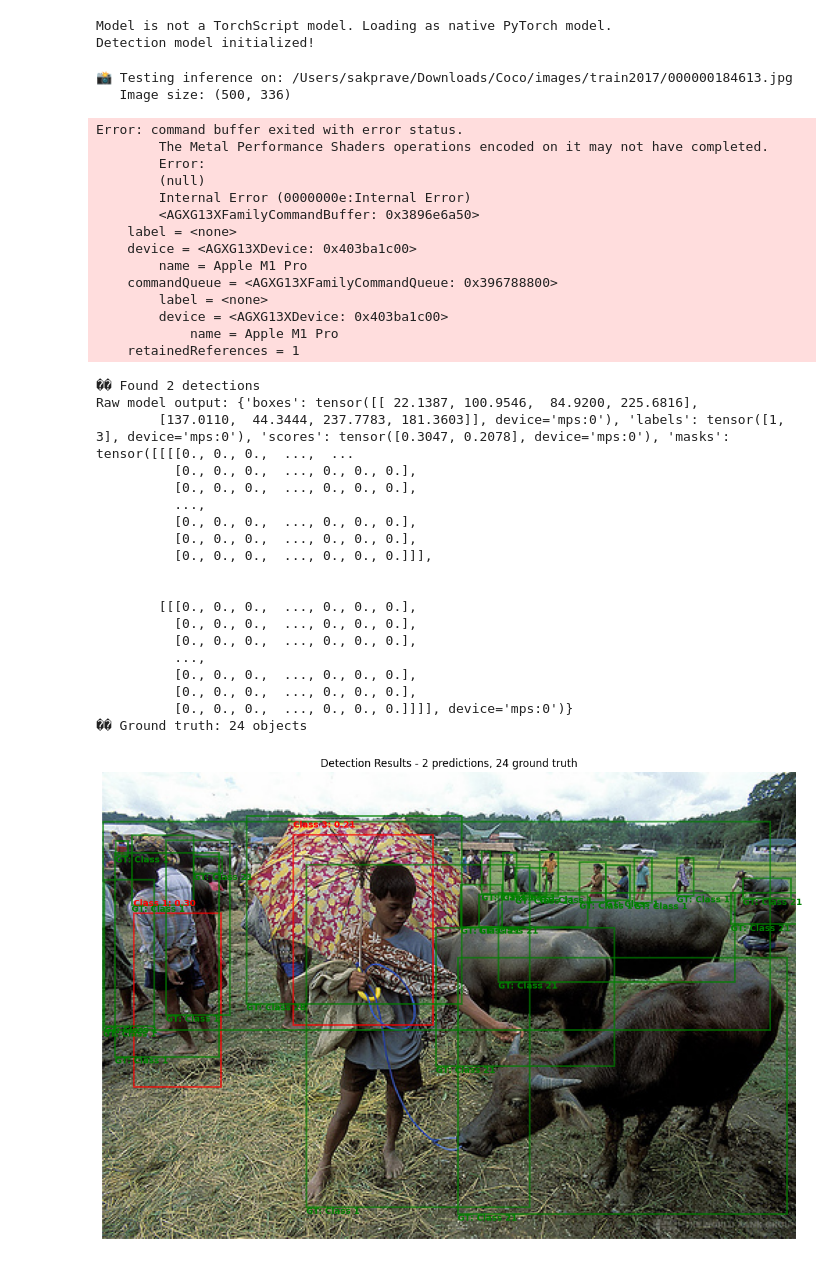
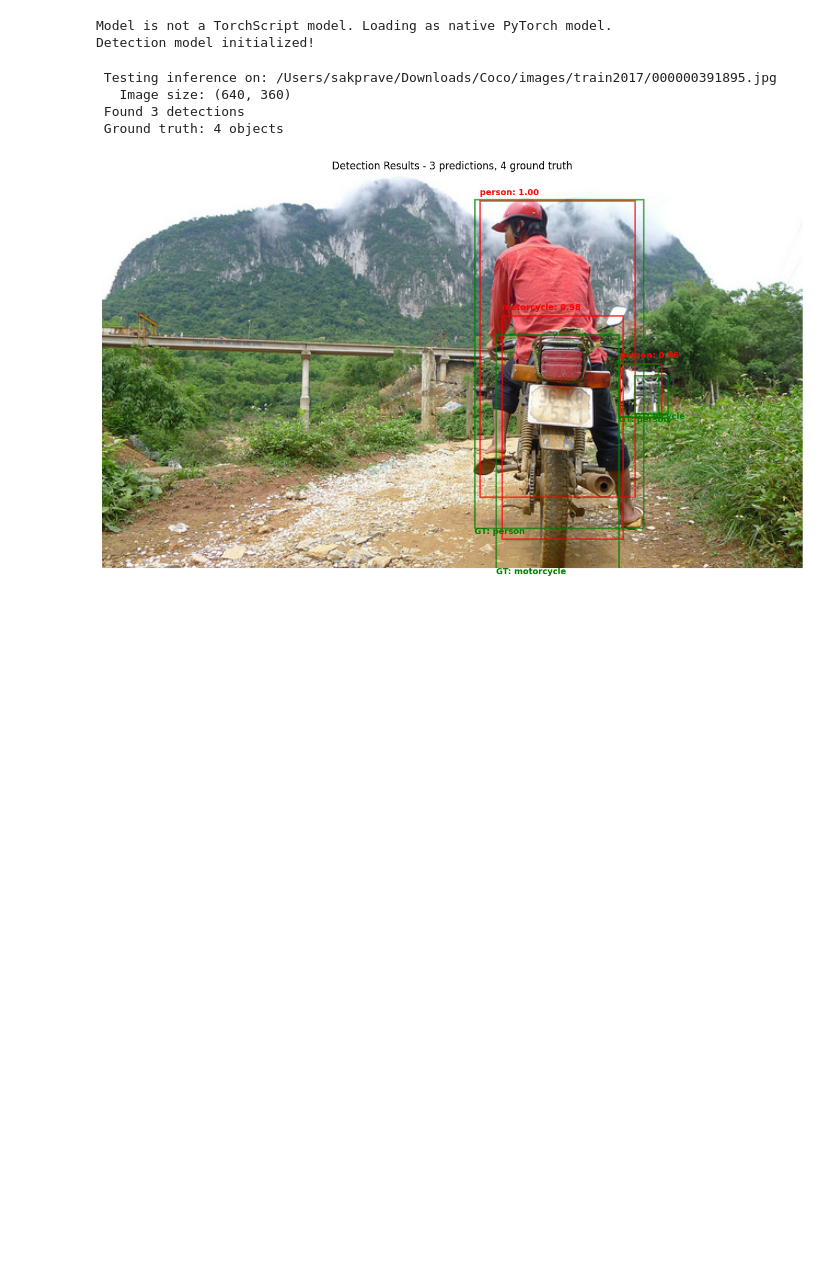
Before and after one commit to JdeRobot/DetectionMetrics, a Jupyter notebook: examples/tutorial_image_detection.ipynb, the cells around one changed output. Cells and saved outputs as stored; diff of their text form; code cells hidden in the pictures; blank space fills up the shorter version.

```diff
--- a/examples/tutorial_image_detection.ipynb
+++ b/examples/tutorial_image_detection.ipynb
@@ -53,14 +53,9 @@ model_path = "local/data/models/maskrcnn_model.pt"
 os.makedirs(os.path.dirname(model_path), exist_ok=True)
 torch.save(model, model_path)
 model_cfg = {
-    "resize": {"height": 480, "width": 640},
-    "normalization": {
-        "mean": [0.485, 0.456, 0.406],
-        "std": [0.229, 0.224, 0.225]
-    },
     "batch_size": 1,
     "num_workers": 0,
-    "confidence_threshold": 0.5,
+    "confidence_threshold": 0.8,
     "nms_threshold": 0.3
 }
 config_path = "local/data/models/maskrcnn_config.json"
@@ -128,6 +123,9 @@ def visualize_detections(image, predictions, ground_truth=None, title="Detection
 
     # Display image
     ax.imshow(image)
+
+    #map labels to class names
+    label_to_name = {v['idx'] : v['name'] for k,v in dataset.ontology.items()}
 
     # Draw prediction boxes
     if predictions and isinstance(predictions, dict) and 'boxes' in predictions:
@@ -142,7 +140,7 @@ def visualize_detections(image, predictions, ground_truth=None, title="Detection
             height = y2 - y1
 
             # Get class name
-            class_name = dataset.ontology.get(str(label), {}).get('name', f'Class {label}')
+            class_name = label_to_name.get(label, str(label))
 
             # Create rectangle patch
             rect = patches.Rectangle(
@@ -166,7 +164,7 @@ def visualize_detections(image, predictions, ground_truth=None, title="Detection
             height = y2 - y1
 
             # Get class name
-            class_name = dataset.ontology.get(str(label), {}).get('name', f'Class {label}')
+            class_name = label_to_name.get(label, str(label))
 
             rect = patches.Rectangle(
                 (x1, y1), width, height,
@@ -184,75 +182,43 @@ def visualize_detections(image, predictions, ground_truth=None, title="Detection
 # %%
 # Test inference on a single image
 if 'dataset' in locals() and len(dataset.dataset) > 0:
     # Make filenames global first
     dataset.make_fname_global()
 
     # Get first image from dataset
-    sample_idx = 2
+    sample_idx = 0
     image_path = dataset.dataset.iloc[sample_idx]['image']
 
     # Load and display original image
     image = Image.open(image_path).convert('RGB')
-    print(f"📸 Testing inference on: {image_path}")
+    print(f" Testing inference on: {image_path}")
     print(f"   Image size: {image.size}")
 
     # Run inference
     predictions = detection_model.inference(image)
 
-    print(f"�� Found {len(predictions['boxes'])} detections")
-    print("Raw model output:", predictions)
+    print(f" Found {len(predictions['boxes'])} detections")
     # Get ground truth for comparison
     annotation_path = dataset.dataset.iloc[sample_idx]['annotation']
     ground_truth = dataset.read_annotation(annotation_path)
 
-    print(f"�� Ground truth: {len(ground_truth[0])} objects")
+    print(f" Ground truth: {len(ground_truth[0])} objects")
 
     # Visualize results
     visualize_detections(
         np.array(image),
         predictions,
         ground_truth,
         title=f"Detection Results - {len(predictions['boxes'])} predictions, {len(ground_truth[0])} ground truth"
     )
 else:
-    print("⚠️  Dataset not loaded. Please check the data paths above.")
+    print(" Dataset not loaded. Please check the data paths above.")
 # %% [output]
-📸 Testing inference on: /Users/sakprave/Downloads/Coco/images/train2017/000000184613.jpg
-   Image size: (500, 336)
+ Testing inference on: /Users/sakprave/Downloads/Coco/images/train2017/000000391895.jpg
+   Image size: (640, 360)
+ Found 3 detections
+ Ground truth: 4 objects
-Error: command buffer exited with error status.
-        The Metal Performance Shaders operations encoded on it may not have completed.
-        Error:
-        (null)
-        Internal Error (0000000e:Internal Error)
-        <AGXG13XFamilyCommandBuffer: 0x3896e6a50>
-    label = <none>
-    device = <AGXG13XDevice: 0x403ba1c00>
-        name = Apple M1 Pro
-    commandQueue = <AGXG13XFamilyCommandQueue: 0x396788800>
-        label = <none>
-        device = <AGXG13XDevice: 0x403ba1c00>
-            name = Apple M1 Pro
-    retainedReferences = 1
-�� Found 2 detections
-Raw model output: {'boxes': tensor([[ 22.1387, 100.9546,  84.9200, 225.6816],
-        [137.0110,  44.3444, 237.7783, 181.3603]], device='mps:0'), 'labels': tensor([1, 3], device='mps:0'), 'scores': tensor([0.3047, 0.2078], device='mps:0'), 'masks': tensor([[[[0., 0., 0.,  ...,  ...
-          [0., 0., 0.,  ..., 0., 0., 0.],
-          [0., 0., 0.,  ..., 0., 0., 0.],
-          ...,
-          [0., 0., 0.,  ..., 0., 0., 0.],
-          [0., 0., 0.,  ..., 0., 0., 0.],
-          [0., 0., 0.,  ..., 0., 0., 0.]]],
-
-
-        [[[0., 0., 0.,  ..., 0., 0., 0.],
-          [0., 0., 0.,  ..., 0., 0., 0.],
-          [0., 0., 0.,  ..., 0., 0., 0.],
-          ...,
-          [0., 0., 0.,  ..., 0., 0., 0.],
-          [0., 0., 0.,  ..., 0., 0., 0.],
-          [0., 0., 0.,  ..., 0., 0., 0.]]]], device='mps:0')}
-�� Ground truth: 24 objects
-[figure, old version]
+[figure, new version]
 # %%
 # Run evaluation on a subset of the dataset
 # For demonstration, we'll use a small subset
```
Also changed, not shown: parts of 3 cells of this notebook, 1 other file.
